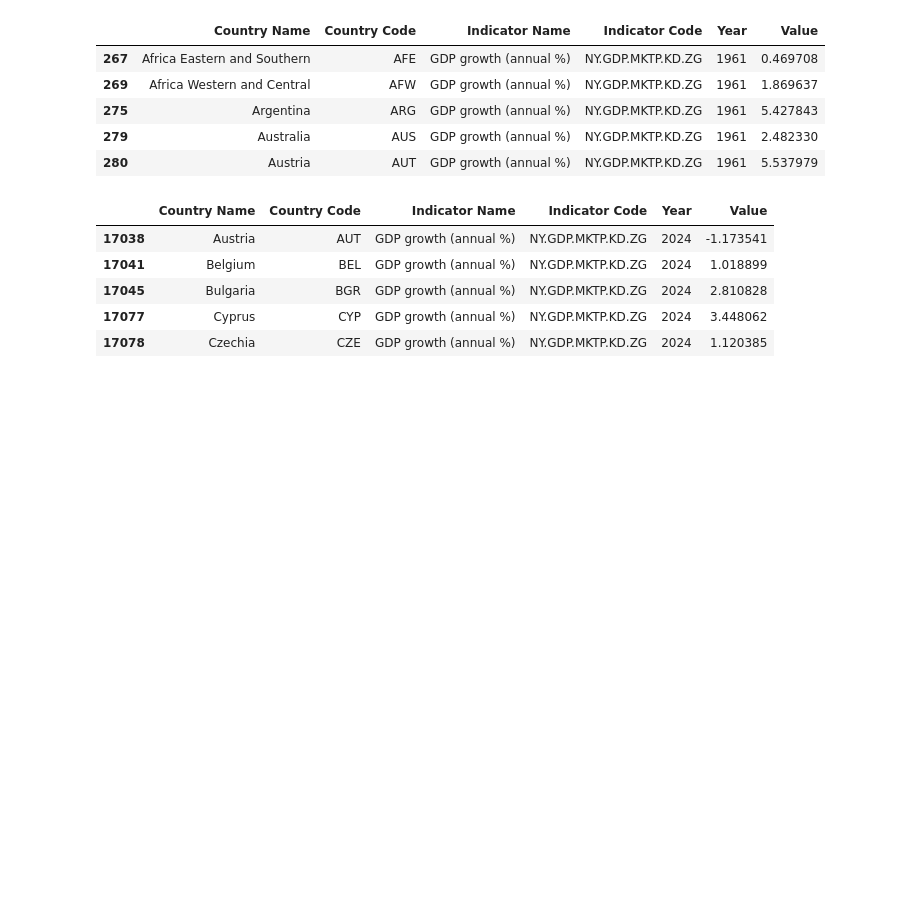
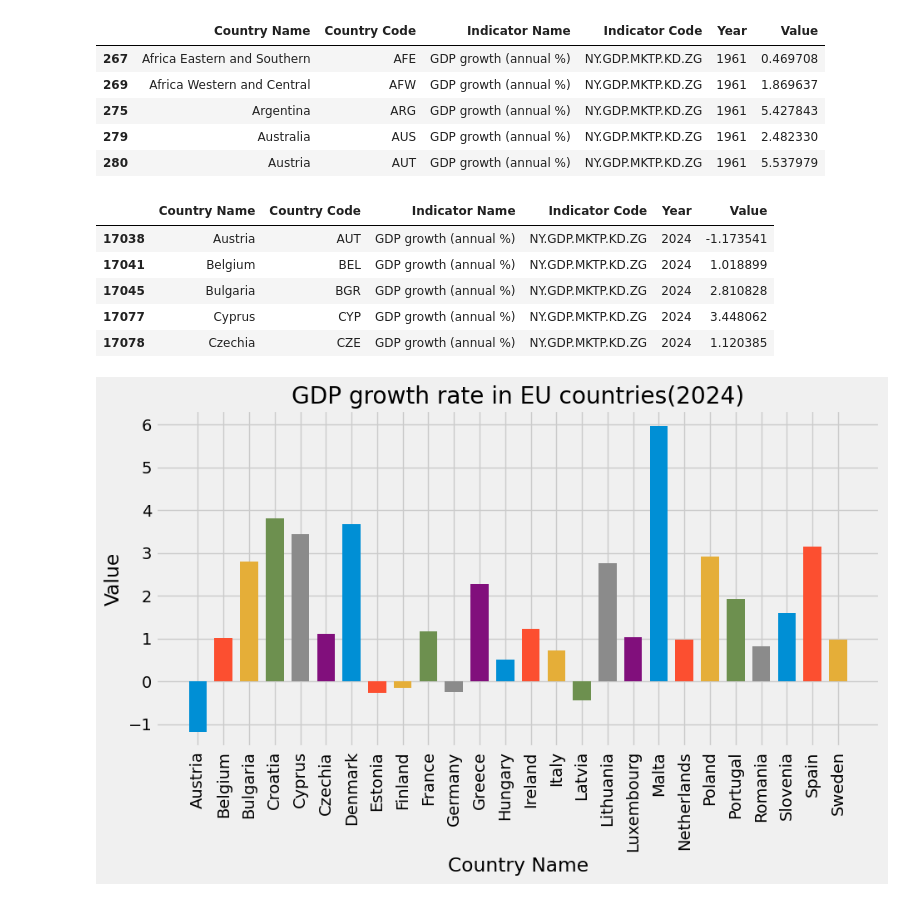
Before and after one commit to KaranjaEve/GDP-growth, a Jupyter notebook: notebooks/gdp_eu_analysis.ipynb, the cells around one changed output. Saved outputs shown, nothing was run; the diff lists cells and outputs as text; code cells hidden in the pictures; blank space fills up the shorter version.

Commit message:
Changes to charts

```diff
--- a/notebooks/gdp_eu_analysis.ipynb
+++ b/notebooks/gdp_eu_analysis.ipynb
@@ -211,3 +210,19 @@ gdp_growth_eu_2024.head()
 # %%
-for c in
+# Visualise data of each country
 plt.figure(figsize=(10,5))
+x = np.arange(len(gdp_growth_eu_2024))
+bar_width = 0.7
+
+for country in eu_countries:
+    country_data = gdp_growth_eu_2024.query("`Country Name` == @country").sort_values("Country Name")
+    plt.bar(country_data["Country Name"], country_data["Value"], width=bar_width, label= country)
+
+
+
+plt.xticks(rotation=90)
+plt.xlabel("Country Name")
+plt.ylabel("Value")
+plt.title("GDP growth rate in EU countries(2024)")
+plt.show()
+# %% [output]
+[figure, added]
```
Also changed, not shown: parts of 2 cells of this notebook.
